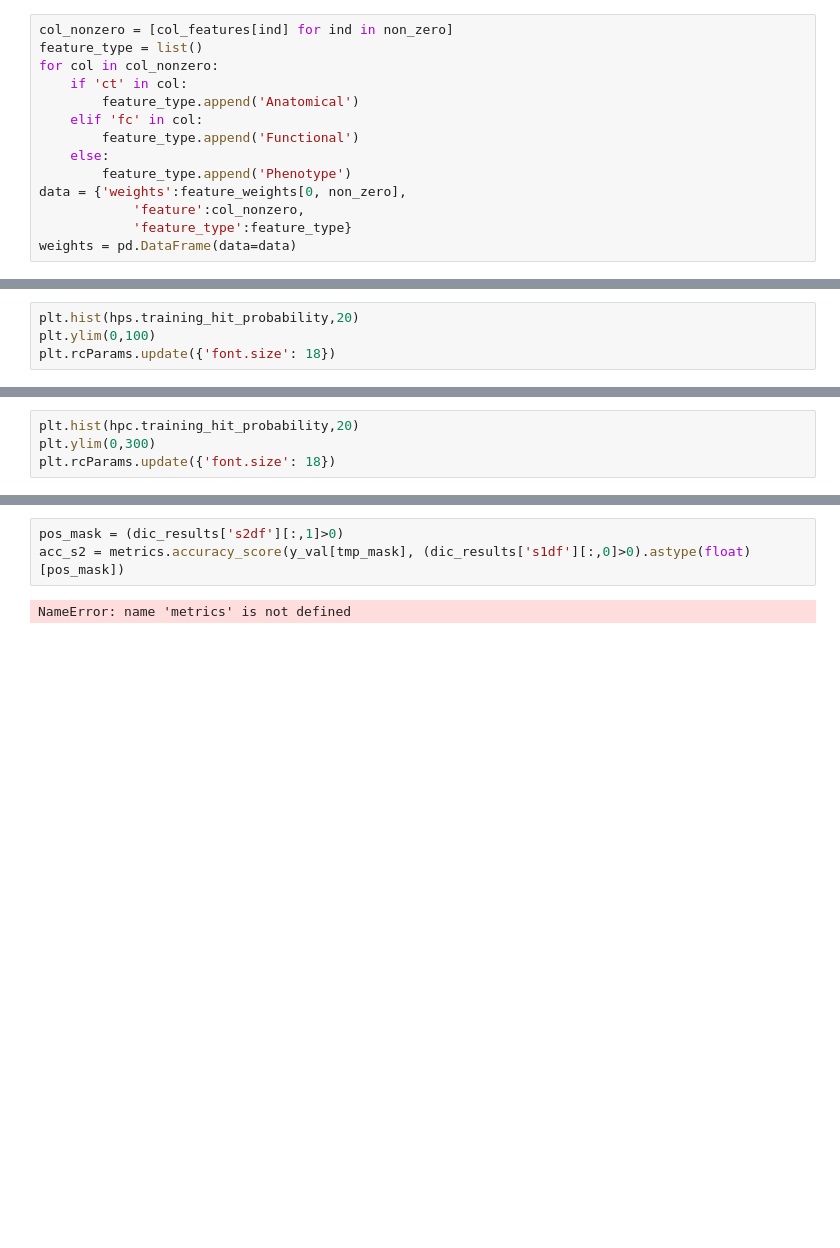
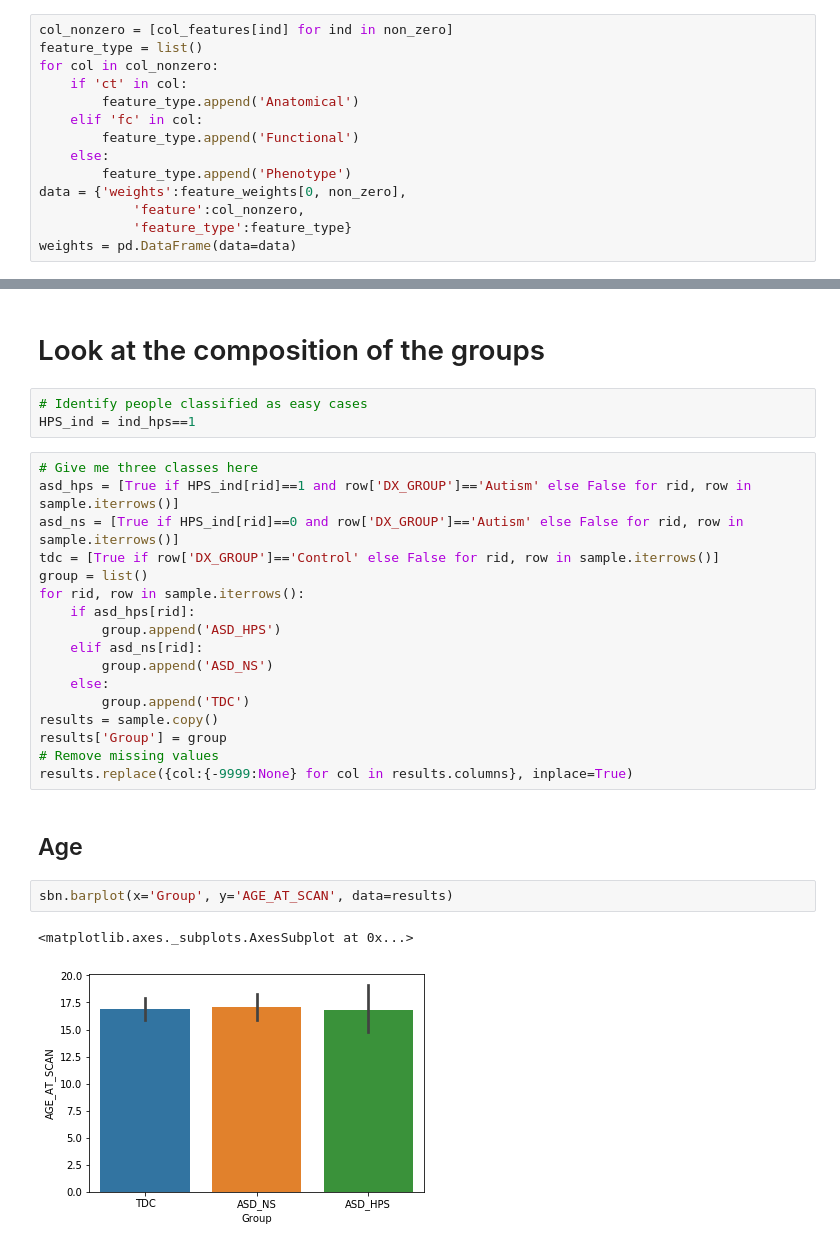
Before and after one commit to surchs/ABIDE_HPS, a Jupyter notebook: Analysis/hps_v2.ipynb, the cells around one changed output, grey strips where cells are left out. Saved outputs shown, nothing was run; the diff lists cells and outputs as text; blank space fills up the shorter version.

```diff
--- a/Analysis/hps_v2.ipynb
+++ b/Analysis/hps_v2.ipynb
@@ -306,4 +284,0 @@ Check the composition of these groups
-# %%
-plt.hist(hps.training_hit_probability,20)
-plt.ylim(0,100)
-plt.rcParams.update({'font.size': 18})
@@ -577,4 +284,0 @@ def predic_stats(y_, y_pred, lr_decision):
-# %%
-plt.hist(hpc.training_hit_probability,20)
-plt.ylim(0,300)
-plt.rcParams.update({'font.size': 18})
@@ -608,5 +285,29 @@ ACC  :  0.708108108108
-# %%
-pos_mask = (dic_results['s2df'][:,1]>0)
-acc_s2 = metrics.accuracy_score(y_val[tmp_mask], (dic_results['s1df'][:,0]>0).astype(float)[pos_mask])
-# %% [output]
-NameError: name 'metrics' is not defined
+# %% [markdown]
+# Look at the composition of the groups
+# %%
+# Identify people classified as easy cases
+HPS_ind = ind_hps==1
+# %%
+# Give me three classes here
+asd_hps = [True if HPS_ind[rid]==1 and row['DX_GROUP']=='Autism' else False for rid, row in sample.iterrows()]
+asd_ns = [True if HPS_ind[rid]==0 and row['DX_GROUP']=='Autism' else False for rid, row in sample.iterrows()]
+tdc = [True if row['DX_GROUP']=='Control' else False for rid, row in sample.iterrows()]
+group = list()
+for rid, row in sample.iterrows():
+    if asd_hps[rid]:
+        group.append('ASD_HPS')
+    elif asd_ns[rid]:
+        group.append('ASD_NS')
+    else:
+        group.append('TDC')
+results = sample.copy()
+results['Group'] = group
+# Remove missing values
+results.replace({col:{-9999:None} for col in results.columns}, inplace=True)
+# %% [markdown]
+## Age
+# %%
+sbn.barplot(x='Group', y='AGE_AT_SCAN', data=results)
+# %% [output]
+<matplotlib.axes._subplots.AxesSubplot at 0x...>
+[figure, added]
```
Also changed, not shown: parts of 58 cells of this notebook, 3 other files.
